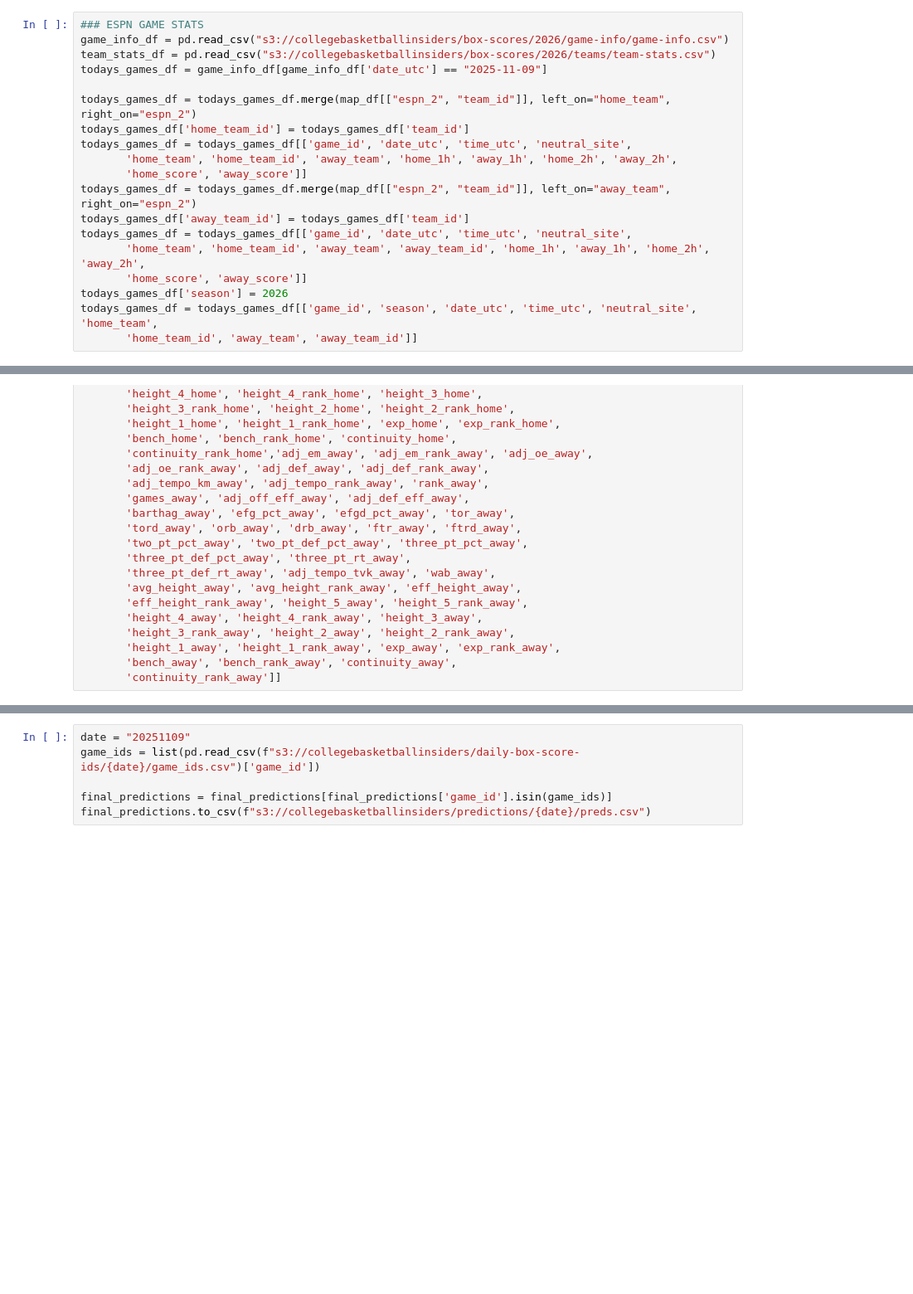
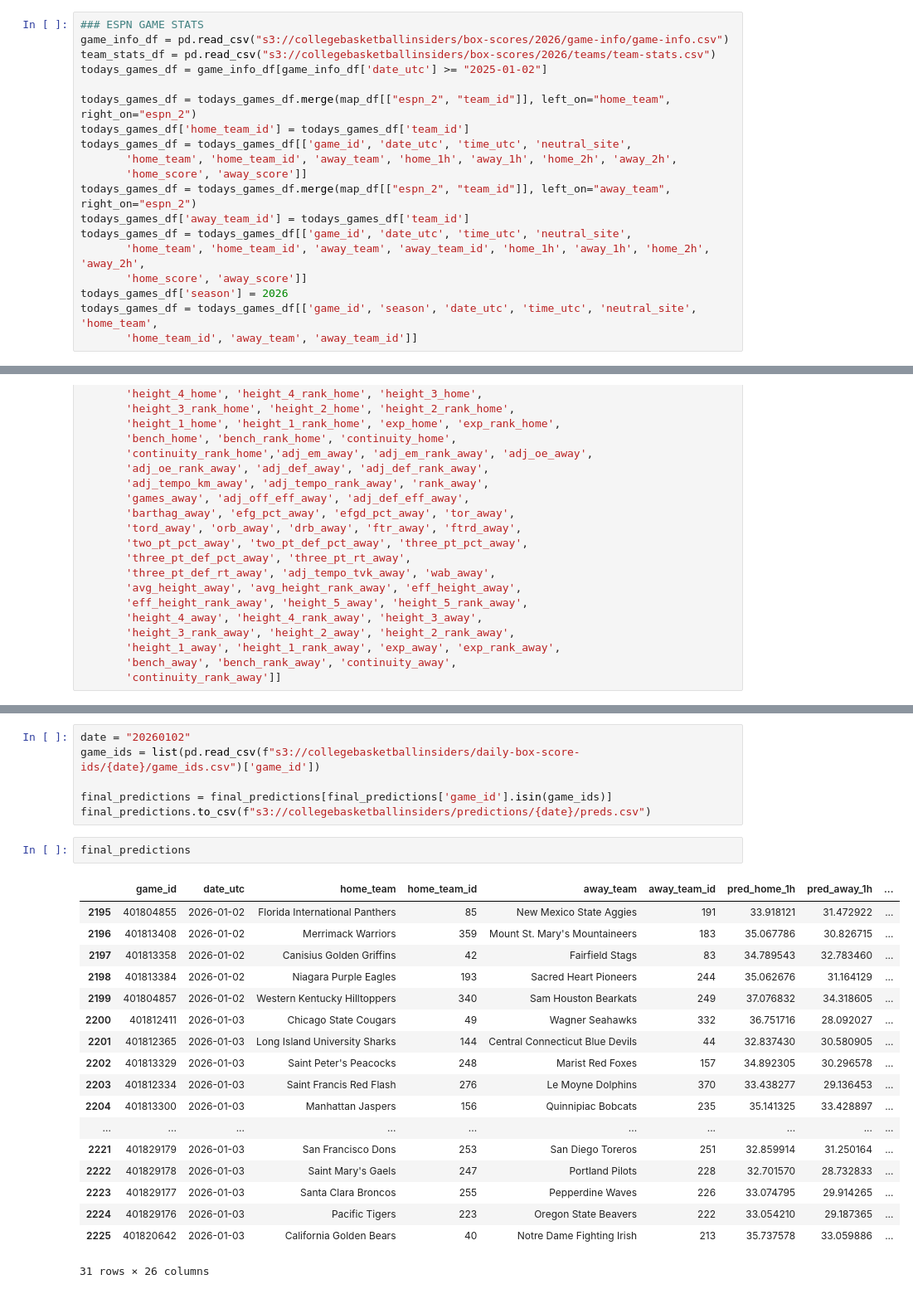
Before and after one commit to dimmittnick/march_madness, a Jupyter notebook: inferencing/inference.ipynb, the cells around one changed output, grey strips where cells are left out. Shown at 83% size. Drawn from its saved outputs; the diff is of its cells as text; blank space fills up the shorter version.

```diff
--- a/inferencing/inference.ipynb
+++ b/inferencing/inference.ipynb
@@ -1268,7 +1303,7 @@ kp_tvk_features_df = kp_tvk_features_df[~kp_tvk_features_df['adj_em'].isna()]
 ### ESPN GAME STATS
 game_info_df = pd.read_csv("s3://collegebasketballinsiders/box-scores/2026/game-info/game-info.csv")
 team_stats_df = pd.read_csv("s3://collegebasketballinsiders/box-scores/2026/teams/team-stats.csv")
-todays_games_df = game_info_df[game_info_df['date_utc'] == "2025-11-09"]
+todays_games_df = game_info_df[game_info_df['date_utc'] >= "2025-01-02"]
 
 todays_games_df = todays_games_df.merge(map_df[["espn_2", "team_id"]], left_on="home_team", right_on="espn_2")
 todays_games_df['home_team_id'] = todays_games_df['team_id']
@@ -2206,6 +2360,27 @@ final_predictions = predict_with_artifacts(inference_df)
 # %%
-date = "20251109"
+date = "20260102"
 game_ids = list(pd.read_csv(f"s3://collegebasketballinsiders/daily-box-score-ids/{date}/game_ids.csv")['game_id'])
 
 final_predictions = final_predictions[final_predictions['game_id'].isin(game_ids)]
 final_predictions.to_csv(f"s3://collegebasketballinsiders/predictions/{date}/preds.csv")
+# %%
+final_predictions
+# %% [output]
+|  | game_id | date_utc | home_team | home_team_id | away_team | away_team_id | pred_home_1h | pred_away_1h | ... |
+| 2195 | 401804855 | 2026-01-02 | Florida International Panthers | 85 | New Mexico State Aggies | 191 | 33.918121 | 31.472922 | ... |
+| 2196 | 401813408 | 2026-01-02 | Merrimack Warriors | 359 | Mount St. Mary's Mountaineers | 183 | 35.067786 | 30.826715 | ... |
+| 2197 | 401813358 | 2026-01-02 | Canisius Golden Griffins | 42 | Fairfield Stags | 83 | 34.789543 | 32.783460 | ... |
+| 2198 | 401813384 | 2026-01-02 | Niagara Purple Eagles | 193 | Sacred Heart Pioneers | 244 | 35.062676 | 31.164129 | ... |
+| 2199 | 401804857 | 2026-01-02 | Western Kentucky Hilltoppers | 340 | Sam Houston Bearkats | 249 | 37.076832 | 34.318605 | ... |
+| 2200 | 401812411 | 2026-01-03 | Chicago State Cougars | 49 | Wagner Seahawks | 332 | 36.751716 | 28.092027 | ... |
+| 2201 | 401812365 | 2026-01-03 | Long Island University Sharks | 144 | Central Connecticut Blue Devils | 44 | 32.837430 | 30.580905 | ... |
+| 2202 | 401813329 | 2026-01-03 | Saint Peter's Peacocks | 248 | Marist Red Foxes | 157 | 34.892305 | 30.296578 | ... |
+| 2203 | 401812334 | 2026-01-03 | Saint Francis Red Flash | 276 | Le Moyne Dolphins | 370 | 33.438277 | 29.136453 | ... |
+| 2204 | 401813300 | 2026-01-03 | Manhattan Jaspers | 156 | Quinnipiac Bobcats | 235 | 35.141325 | 33.428897 | ... |
+| ... | ... | ... | ... | ... | ... | ... | ... | ... | ... |
+| 2221 | 401829179 | 2026-01-03 | San Francisco Dons | 253 | San Diego Toreros | 251 | 32.859914 | 31.250164 | ... |
+| 2222 | 401829178 | 2026-01-03 | Saint Mary's Gaels | 247 | Portland Pilots | 228 | 32.701570 | 28.732833 | ... |
+| 2223 | 401829177 | 2026-01-03 | Santa Clara Broncos | 255 | Pepperdine Waves | 226 | 33.074795 | 29.914265 | ... |
+| 2224 | 401829176 | 2026-01-03 | Pacific Tigers | 223 | Oregon State Beavers | 222 | 33.054210 | 29.187365 | ... |
+| 2225 | 401820642 | 2026-01-03 | California Golden Bears | 40 | Notre Dame Fighting Irish | 213 | 35.737578 | 33.059886 | ... |
+31 rows × 26 columns
```
Also changed, not shown: parts of 9 cells of this notebook, 28 other files.
